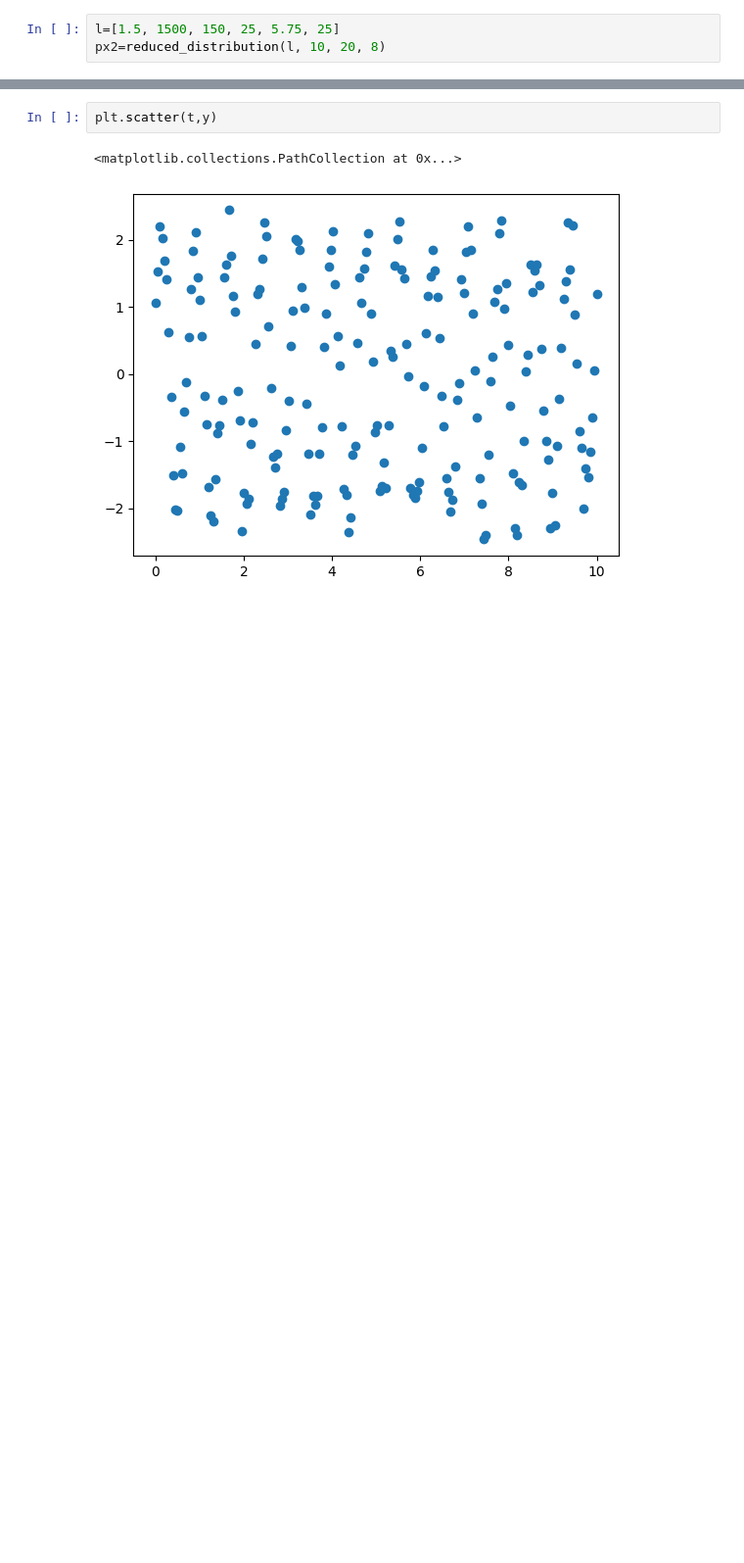
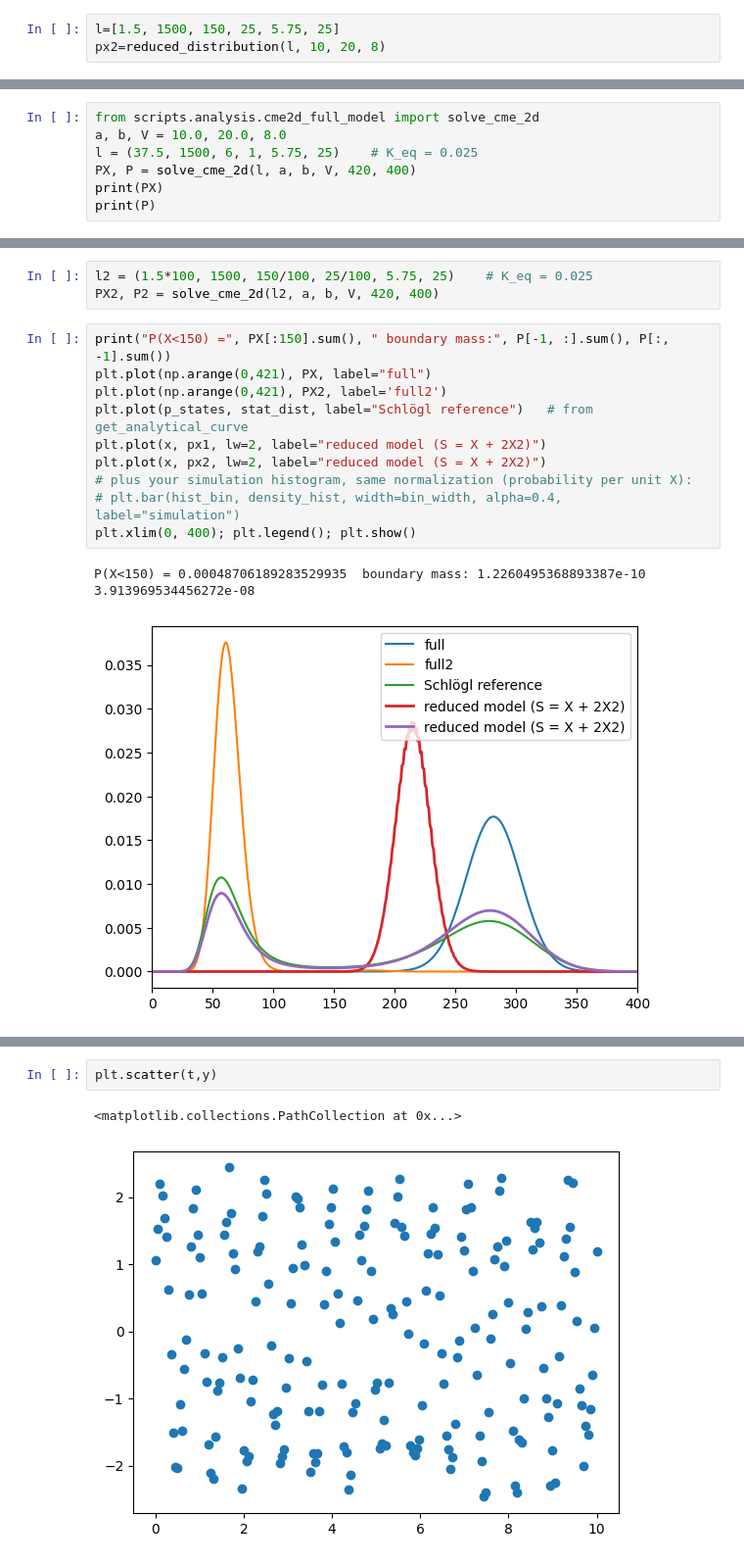
Before and after one commit to LLUVVC/bistable_model_simulation, a Jupyter notebook: notebooks/sandbox.ipynb, the cells around one changed output, grey strips where cells are left out. Shown at 98% size. Cells and saved outputs as stored; diff of their text form; blank space fills up the shorter version.

```diff
--- a/notebooks/sandbox.ipynb
+++ b/notebooks/sandbox.ipynb
@@ -45,0 +95,7 @@ print(px2)
+# %%
+from scripts.analysis.cme2d_full_model import solve_cme_2d
+a, b, V = 10.0, 20.0, 8.0
+l = (37.5, 1500, 6, 1, 5.75, 25)    # K_eq = 0.025
+PX, P = solve_cme_2d(l, a, b, V, 420, 400)
+print(PX)
+print(P)
@@ -45,0 +120,16 @@ print(px2)
+# %%
+l2 = (1.5*100, 1500, 150/100, 25/100, 5.75, 25)    # K_eq = 0.025
+PX2, P2 = solve_cme_2d(l2, a, b, V, 420, 400)
+# %%
+print("P(X<150) =", PX[:150].sum(), " boundary mass:", P[-1, :].sum(), P[:, -1].sum())
+plt.plot(np.arange(0,421), PX, label="full")
+plt.plot(np.arange(0,421), PX2, label='full2')
+plt.plot(p_states, stat_dist, label="Schlögl reference")   # from get_analytical_curve
+plt.plot(x, px1, lw=2, label="reduced model (S = X + 2X2)")
+plt.plot(x, px2, lw=2, label="reduced model (S = X + 2X2)")
+# plus your simulation histogram, same normalization (probability per unit X):
+# plt.bar(hist_bin, density_hist, width=bin_width, alpha=0.4, label="simulation")
+plt.xlim(0, 400); plt.legend(); plt.show()
+# %% [output]
+P(X<150) = 0.00048706189283529935  boundary mass: 1.2260495368893387e-10 3.913969534456272e-08
+[figure, added]
```
Also changed, not shown: parts of 10 cells of this notebook, 8 other files.
